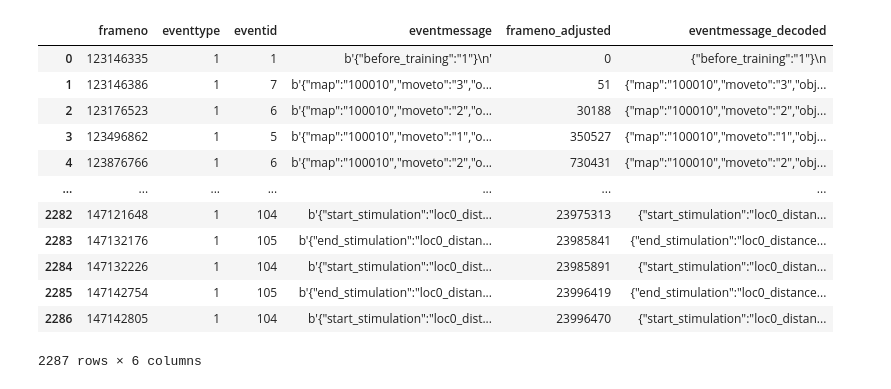
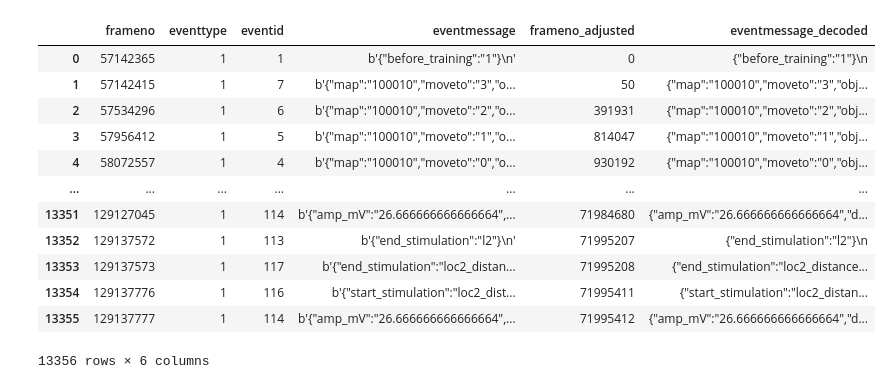
Before and after one commit to Holistic-Agential-Learning/HAL, a Jupyter notebook: analysis/mouse_1d_analysis 20min.ipynb, the cells around one changed output. Cells and saved outputs as stored; diff of their text form; code cells hidden in the pictures.

```diff
--- a/analysis/mouse_1d_analysis 20min.ipynb
+++ b/analysis/mouse_1d_analysis 20min.ipynb
@@ -24,22 +12,23 @@ def load_events(filename, well_no = 0, recording_no = 0):
 # %%
 filename = "/run/user/1001/gvfs/smb-share:server=rstore.it.tufts.edu,share=as_rsch_levinlab_wclawson01$/Experimental Data/Summer 2024/7-9 mouse_1d_test/1/well4/20_min_well_4.raw.h5"
+filename = "/run/user/1001/gvfs/smb-share:server=rstore.it.tufts.edu,share=as_rsch_levinlab_wclawson01$/Experimental Data/Summer 2024/7-9 mouse_1d_test/7/well4/2h_well_4.raw.h5"
 well = 4
-events = load_events(filename, well)
+events = m1da.load_events(filename, well)
 events
 # %% [output]
 |  | frameno | eventtype | eventid | eventmessage | frameno_adjusted | eventmessage_decoded |
-| 0 | 123146335 | 1 | 1 | b'{"before_training":"1"}\n' | 0 | {"before_training":"1"}\n |
-| 1 | 123146386 | 1 | 7 | b'{"map":"100010","moveto":"3","o... | 51 | {"map":"100010","moveto":"3","obj... |
-| 2 | 123176523 | 1 | 6 | b'{"map":"100010","moveto":"2","o... | 30188 | {"map":"100010","moveto":"2","obj... |
-| 3 | 123496862 | 1 | 5 | b'{"map":"100010","moveto":"1","o... | 350527 | {"map":"100010","moveto":"1","obj... |
-| 4 | 123876766 | 1 | 6 | b'{"map":"100010","moveto":"2","o... | 730431 | {"map":"100010","moveto":"2","obj... |
+| 0 | 57142365 | 1 | 1 | b'{"before_training":"1"}\n' | 0 | {"before_training":"1"}\n |
+| 1 | 57142415 | 1 | 7 | b'{"map":"100010","moveto":"3","o... | 50 | {"map":"100010","moveto":"3","obj... |
+| 2 | 57534296 | 1 | 6 | b'{"map":"100010","moveto":"2","o... | 391931 | {"map":"100010","moveto":"2","obj... |
+| 3 | 57956412 | 1 | 5 | b'{"map":"100010","moveto":"1","o... | 814047 | {"map":"100010","moveto":"1","obj... |
+| 4 | 58072557 | 1 | 4 | b'{"map":"100010","moveto":"0","o... | 930192 | {"map":"100010","moveto":"0","obj... |
 | ... | ... | ... | ... | ... | ... | ... |
-| 2282 | 147121648 | 1 | 104 | b'{"start_stimulation":"loc0_dist... | 23975313 | {"start_stimulation":"loc0_distan... |
-| 2283 | 147132176 | 1 | 105 | b'{"end_stimulation":"loc0_distan... | 23985841 | {"end_stimulation":"loc0_distance... |
-| 2284 | 147132226 | 1 | 104 | b'{"start_stimulation":"loc0_dist... | 23985891 | {"start_stimulation":"loc0_distan... |
-| 2285 | 147142754 | 1 | 105 | b'{"end_stimulation":"loc0_distan... | 23996419 | {"end_stimulation":"loc0_distance... |
-| 2286 | 147142805 | 1 | 104 | b'{"start_stimulation":"loc0_dist... | 23996470 | {"start_stimulation":"loc0_distan... |
+| 13351 | 129127045 | 1 | 114 | b'{"amp_mV":"26.666666666666664",... | 71984680 | {"amp_mV":"26.666666666666664","d... |
+| 13352 | 129137572 | 1 | 113 | b'{"end_stimulation":"l2"}\n' | 71995207 | {"end_stimulation":"l2"}\n |
+| 13353 | 129137573 | 1 | 117 | b'{"end_stimulation":"loc2_distan... | 71995208 | {"end_stimulation":"loc2_distance... |
+| 13354 | 129137776 | 1 | 116 | b'{"start_stimulation":"loc2_dist... | 71995411 | {"start_stimulation":"loc2_distan... |
+| 13355 | 129137777 | 1 | 114 | b'{"amp_mV":"26.666666666666664",... | 71995412 | {"amp_mV":"26.666666666666664","d... |
-2287 rows × 6 columns
+13356 rows × 6 columns
 # %%
 pre_train_movement_df = pd.DataFrame(columns = ["frameno", "position"])
 train_movement_df = pd.DataFrame(columns = ["frameno", "position"])
```
Also changed, not shown: parts of 16 cells of this notebook, 2 other files.
